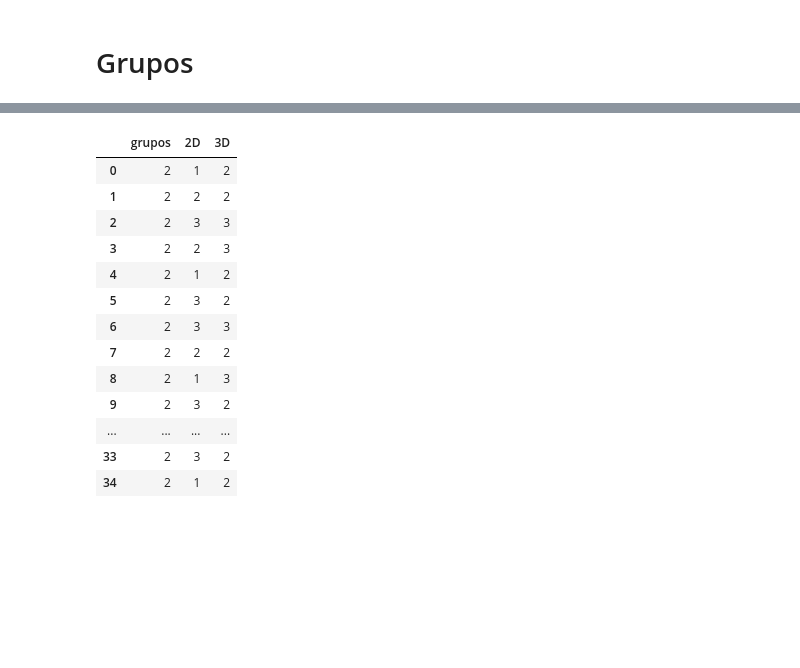
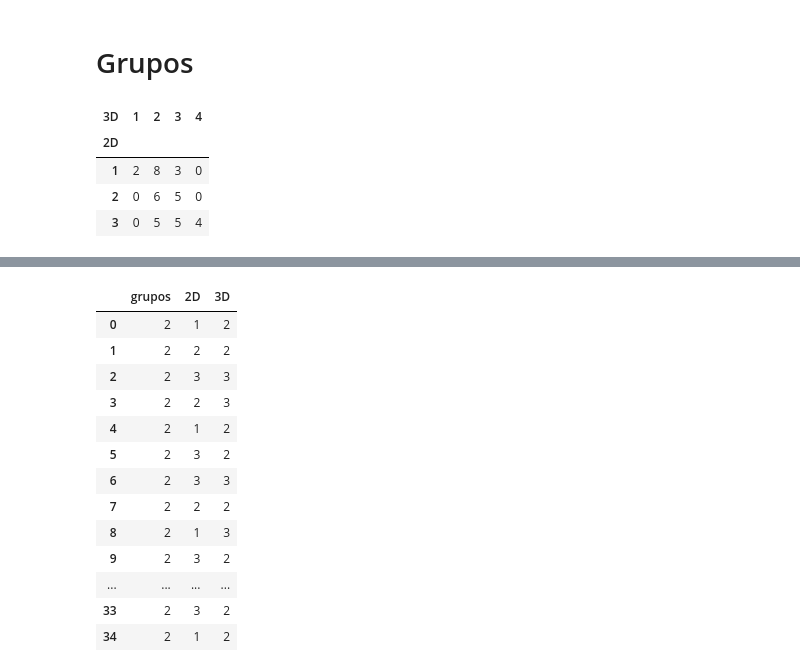
Before and after one commit to stevenaraujo98/integracion_pcl, a Jupyter notebook: get_res.ipynb, the cells around one changed output, grey strips where cells are left out. Drawn from its saved outputs; the diff is of its cells as text; code cells hidden in the pictures; blank space fills up the shorter version.

```diff
--- a/get_res.ipynb
+++ b/get_res.ipynb
@@ -1075,3 +1075,11 @@ data = []
 for i in val_groups["4"]["respuesta"]:
     data.append([2, i["meanshift"]["2D"], i["meanshift"]["3D"]])
 df_groups_4 = pd.DataFrame(data, columns=["grupos", "2D", "3D"])
+# %%
+pd.crosstab(df_groups_4['2D'], df_groups_4['3D'])
+# %% [output]
+| 3D | 1 | 2 | 3 | 4 |
+| 2D |  |  |  |  |
+| 1 | 2 | 8 | 3 | 0 |
+| 2 | 0 | 6 | 5 | 0 |
+| 3 | 0 | 5 | 5 | 4 |
```
Also changed, not shown: parts of 4 cells of this notebook, 3 other files.
